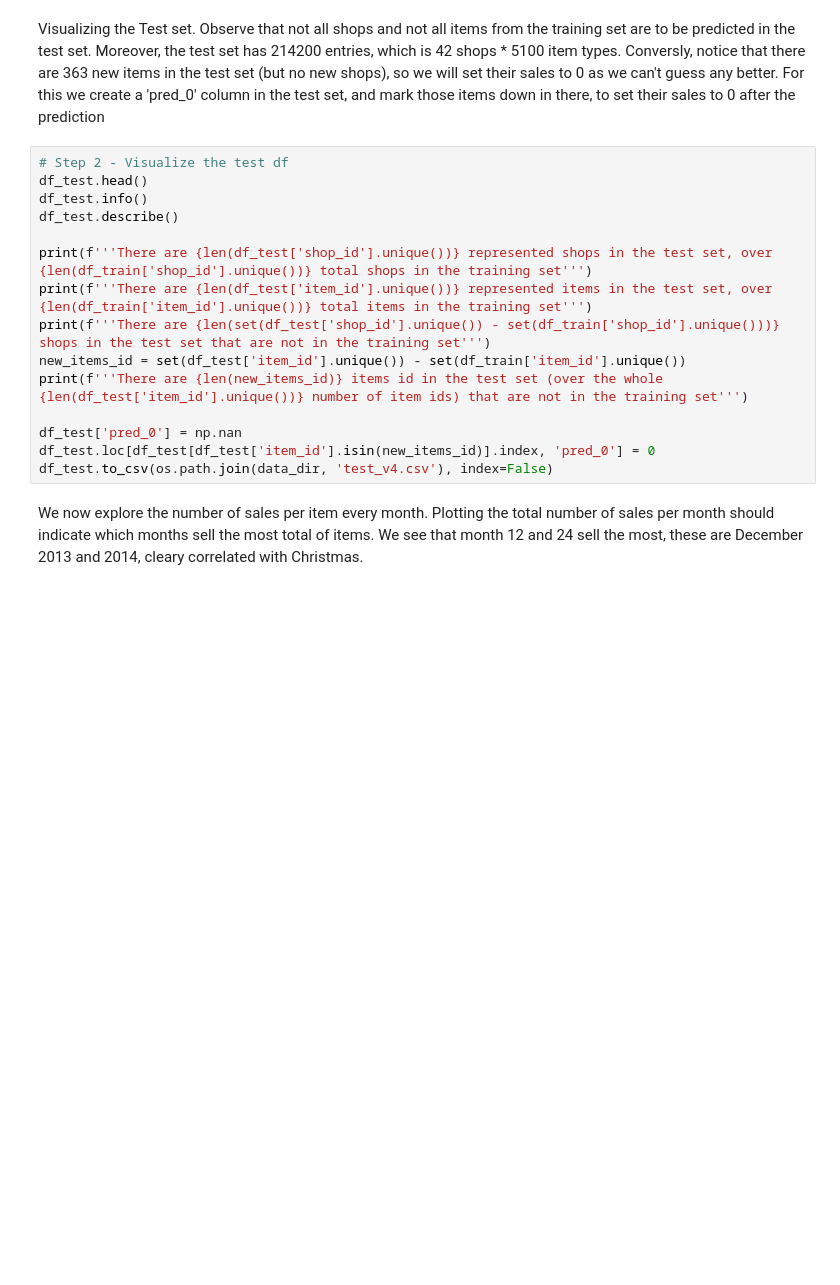
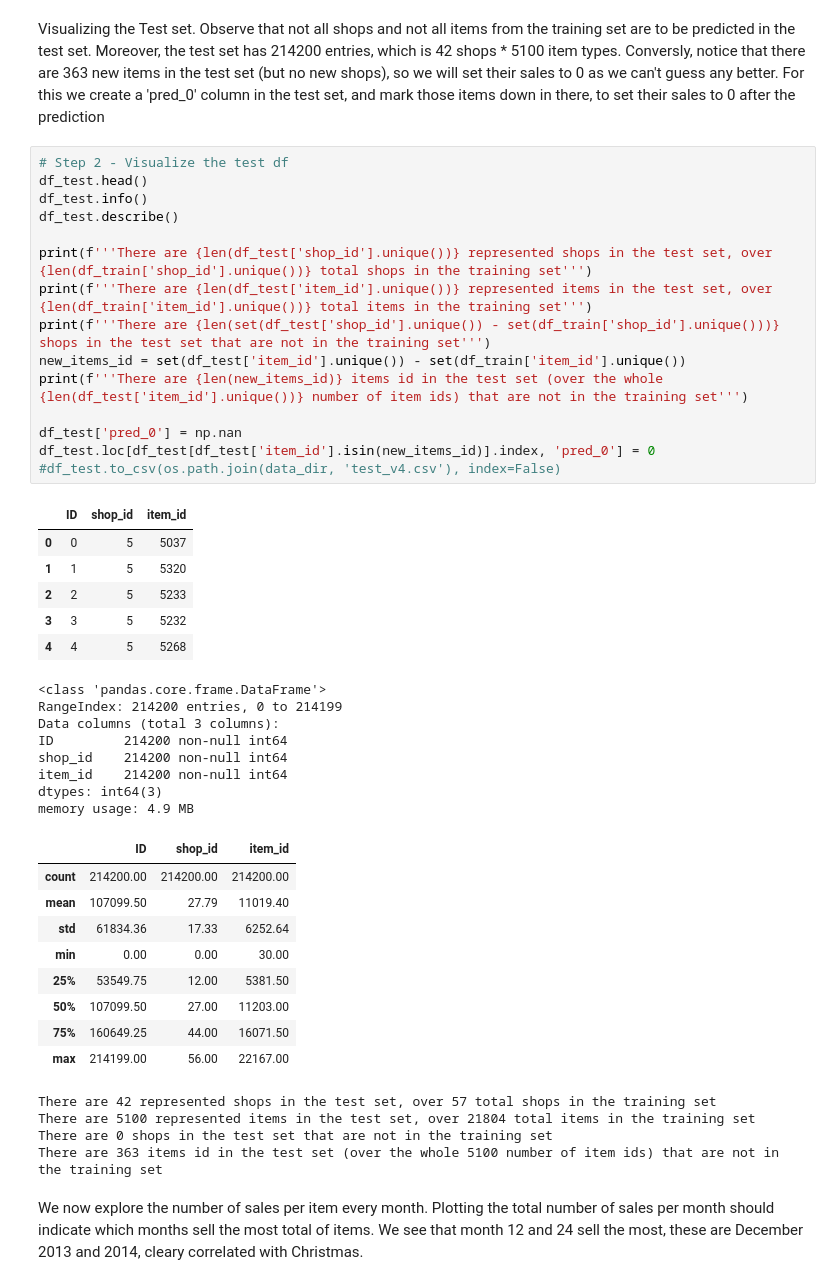
Before and after one commit to gheorghebg11/PredictFutureSales, a Jupyter notebook: 1_DataVisu.ipynb, the cells around one changed output. Saved outputs shown, nothing was run; the diff lists cells and outputs as text; blank space fills up the shorter version.

```diff
--- a/1_DataVisu.ipynb
+++ b/1_DataVisu.ipynb
@@ -177,18 +303,46 @@ Visualizing the Test set. Observe that not all shops and not all items from the
 # %%
 # Step 2 - Visualize the test df
 df_test.head()
 df_test.info()
 df_test.describe()
 
 print(f'''There are {len(df_test['shop_id'].unique())} represented shops in the test set, over {len(df_train['shop_id'].unique())} total shops in the training set''')
 print(f'''There are {len(df_test['item_id'].unique())} represented items in the test set, over {len(df_train['item_id'].unique())} total items in the training set''')
 print(f'''There are {len(set(df_test['shop_id'].unique()) - set(df_train['shop_id'].unique()))} shops in the test set that are not in the training set''')
 new_items_id = set(df_test['item_id'].unique()) - set(df_train['item_id'].unique())
 print(f'''There are {len(new_items_id)} items id in the test set (over the whole {len(df_test['item_id'].unique())} number of item ids) that are not in the training set''')
 
 df_test['pred_0'] = np.nan
 df_test.loc[df_test[df_test['item_id'].isin(new_items_id)].index, 'pred_0'] = 0
-df_test.to_csv(os.path.join(data_dir, 'test_v4.csv'), index=False)
+#df_test.to_csv(os.path.join(data_dir, 'test_v4.csv'), index=False)
+# %% [output]
+|  | ID | shop_id | item_id |
+| 0 | 0 | 5 | 5037 |
+| 1 | 1 | 5 | 5320 |
+| 2 | 2 | 5 | 5233 |
+| 3 | 3 | 5 | 5232 |
+| 4 | 4 | 5 | 5268 |
+<class 'pandas.core.frame.DataFrame'>
+RangeIndex: 214200 entries, 0 to 214199
+Data columns (total 3 columns):
+ID         214200 non-null int64
+shop_id    214200 non-null int64
+item_id    214200 non-null int64
+dtypes: int64(3)
+memory usage: 4.9 MB
+|  | ID | shop_id | item_id |
+| count | 214200.00 | 214200.00 | 214200.00 |
+| mean | 107099.50 | 27.79 | 11019.40 |
+| std | 61834.36 | 17.33 | 6252.64 |
+| min | 0.00 | 0.00 | 30.00 |
+| 25% | 53549.75 | 12.00 | 5381.50 |
+| 50% | 107099.50 | 27.00 | 11203.00 |
+| 75% | 160649.25 | 44.00 | 16071.50 |
+| max | 214199.00 | 56.00 | 22167.00 |
+There are 42 represented shops in the test set, over 57 total shops in the training set
+There are 5100 represented items in the test set, over 21804 total items in the training set
+There are 0 shops in the test set that are not in the training set
+There are 363 items id in the test set (over the whole 5100 number of item ids) that are not in the training set
 # %% [markdown]
 We now explore the number of sales per item every month. Plotting the total number of sales per month should indicate which months sell the most total of items. We see that month 12 and 24 sell the most, these are December 2013 and 2014, cleary correlated with Christmas.
 # %%
```
Also changed, not shown: parts of 4 cells of this notebook.
